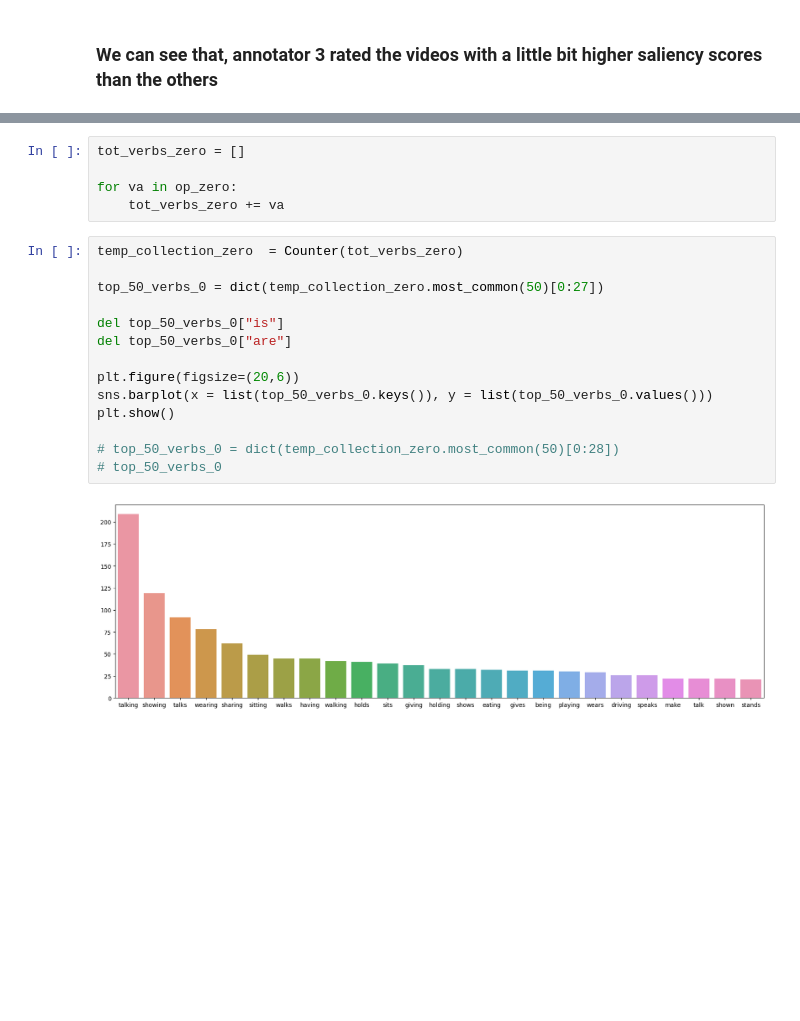
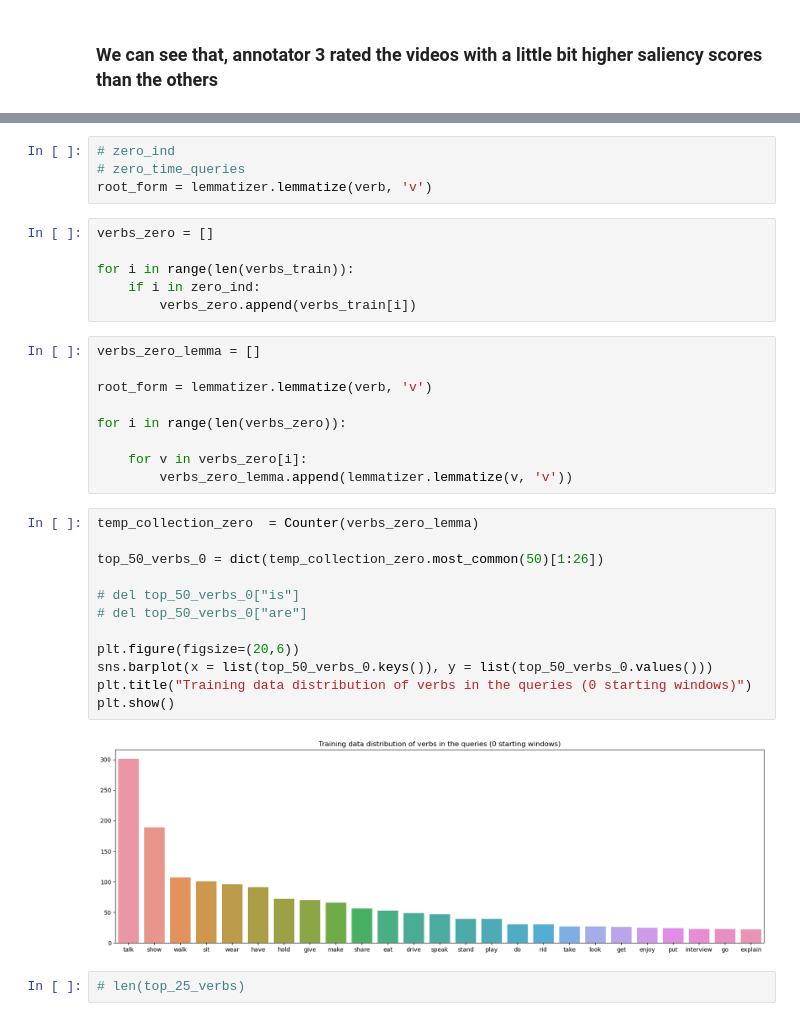
Before and after one commit to SreevaatsavB/qvhighlights_analyse, a Jupyter notebook: Data_analyse.ipynb, the cells around one changed output, grey strips where cells are left out. Saved outputs shown, nothing was run; the diff lists cells and outputs as text; blank space fills up the shorter version.

```diff
--- a/Data_analyse.ipynb
+++ b/Data_analyse.ipynb
@@ -441,21 +470,35 @@ Wall time: 8min 43s
-# %%
-tot_verbs_zero = []
-
-for va in op_zero:
-    tot_verbs_zero += va
-# %%
-temp_collection_zero  = Counter(tot_verbs_zero)
-
-top_50_verbs_0 = dict(temp_collection_zero.most_common(50)[0:27])
-
-del top_50_verbs_0["is"]
-del top_50_verbs_0["are"]
-
-plt.figure(figsize=(20,6))
-sns.barplot(x = list(top_50_verbs_0.keys()), y = list(top_50_verbs_0.values()))
-plt.show()
-
-# top_50_verbs_0 = dict(temp_collection_zero.most_common(50)[0:28])
-# top_50_verbs_0
-# %% [output]
-[figure, removed]
+# %%
+# zero_ind
+# zero_time_queries
+root_form = lemmatizer.lemmatize(verb, 'v')
+# %%
+verbs_zero = []
+
+for i in range(len(verbs_train)):
+    if i in zero_ind:
+        verbs_zero.append(verbs_train[i])
+# %%
+verbs_zero_lemma = []
+
+root_form = lemmatizer.lemmatize(verb, 'v')
+
+for i in range(len(verbs_zero)):
+
+    for v in verbs_zero[i]:
+        verbs_zero_lemma.append(lemmatizer.lemmatize(v, 'v'))
+# %%
+temp_collection_zero  = Counter(verbs_zero_lemma)
+
+top_50_verbs_0 = dict(temp_collection_zero.most_common(50)[1:26])
+
+# del top_50_verbs_0["is"]
+# del top_50_verbs_0["are"]
+
+plt.figure(figsize=(20,6))
+sns.barplot(x = list(top_50_verbs_0.keys()), y = list(top_50_verbs_0.values()))
+plt.title("Training data distribution of verbs in the queries (0 starting windows)")
+plt.show()
+# %% [output]
+[figure, added]
+# %%
+# len(top_25_verbs)
```
Also changed, not shown: parts of 108 cells of this notebook.
